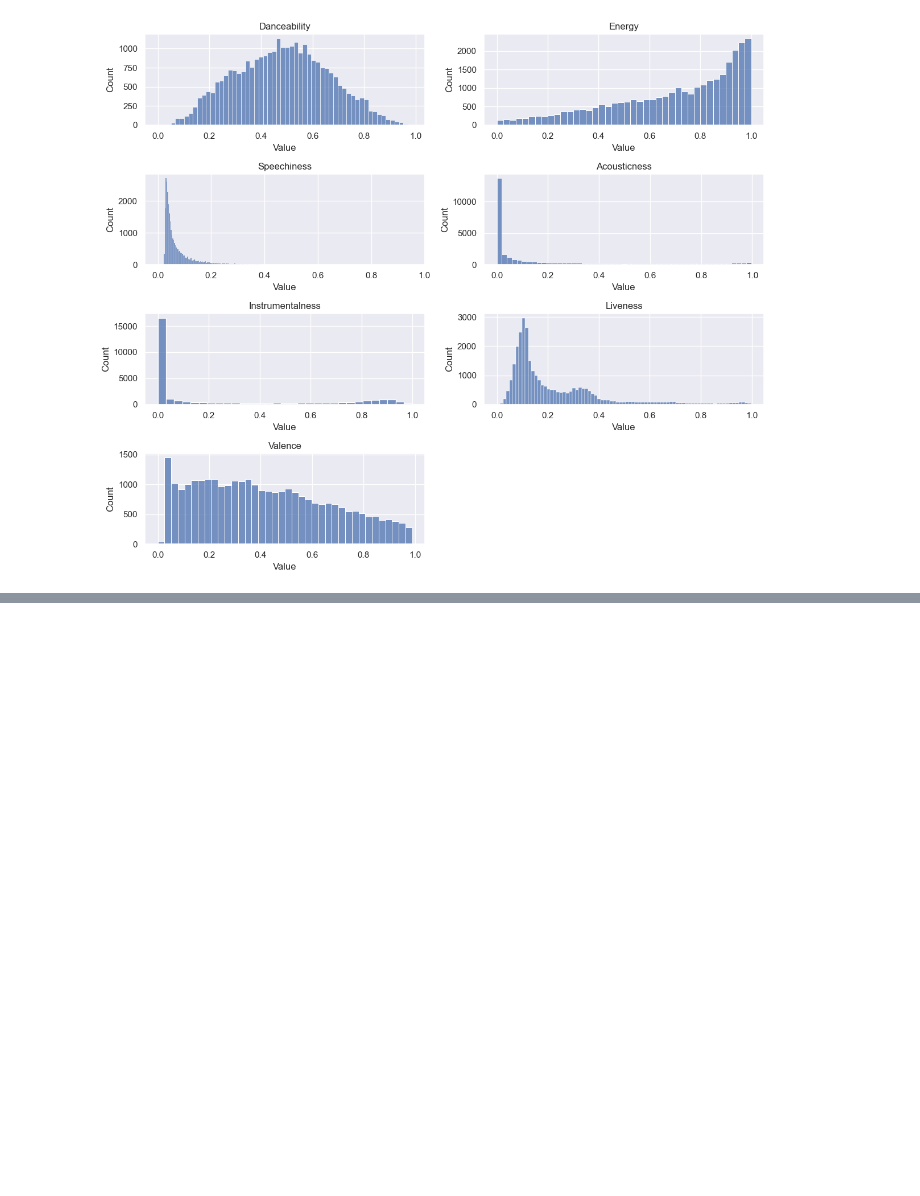
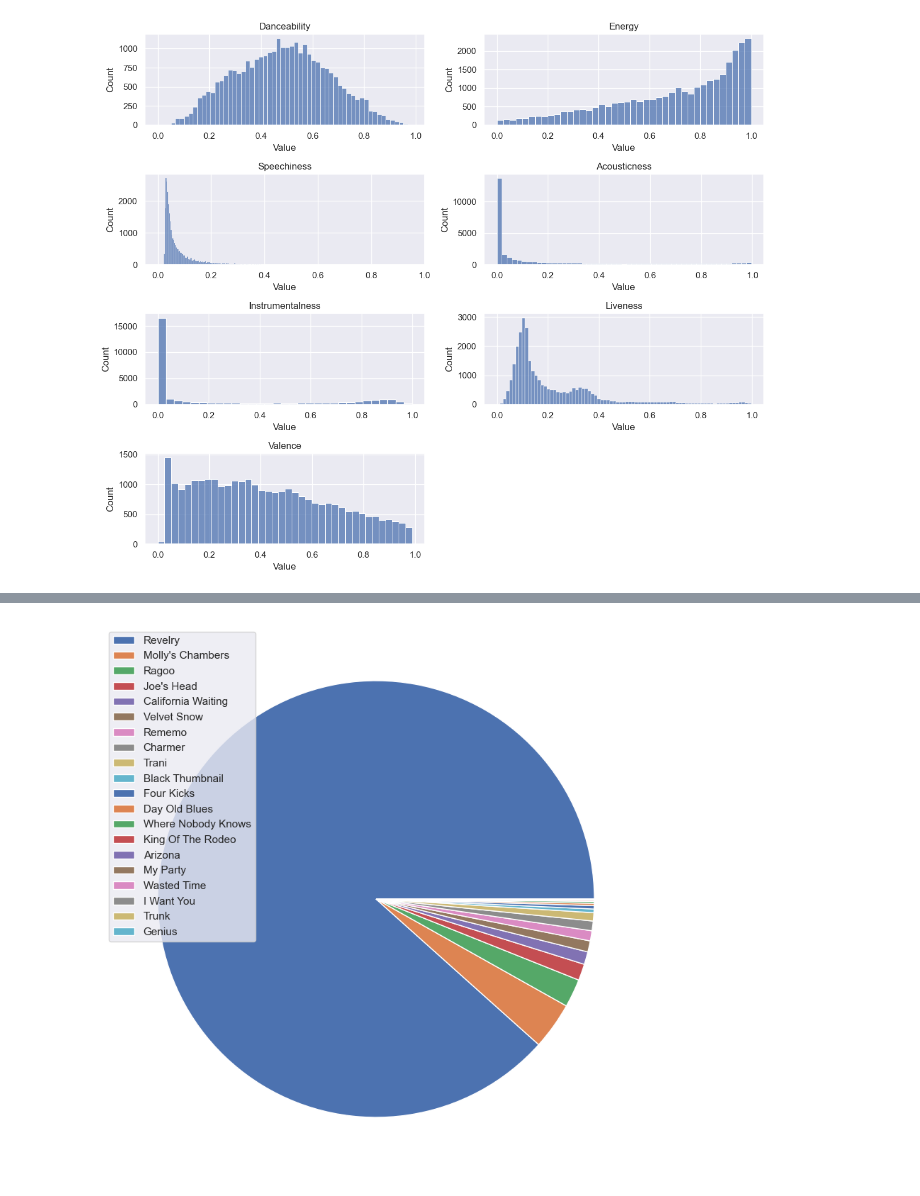
Before and after one commit to panierka/SongsDatabaseAnalysis, a Jupyter notebook: eda.ipynb, the cells around one changed output, grey strips where cells are left out. Cells and saved outputs as stored; diff of their text form; code cells hidden in the pictures; blank space fills up the shorter version.

```diff
--- a/eda.ipynb
+++ b/eda.ipynb
@@ -48,0 +146,12 @@ plt.show()
+# %%
+top1_artist = top_artists_lf.select(pl.col('artist')).head(1).collect().item()
+print('Artist with the highest playcount is "{}"'.format(top1_artist))
+
+top1_artist_tracks_lf = tracks_lf.select([
+    pl.col('name'),
+    pl.col('artist'),
+    pl.col('playcount')
+]).filter(
+    pl.col('artist') == top1_artist
+).sort('playcount', descending=True)
+top1_artist_tracks_lf.collect()
@@ -48,0 +179,6 @@ plt.show()
+# %%
+plt.pie(get_column(top1_artist_tracks_lf, 'playcount'))
+plt.legend(labels=get_column(top1_artist_tracks_lf, 'name'))
+plt.show()
+# %% [output]
+[figure, added]
```
Also changed, not shown: parts of 12 cells of this notebook, 2 other files.
